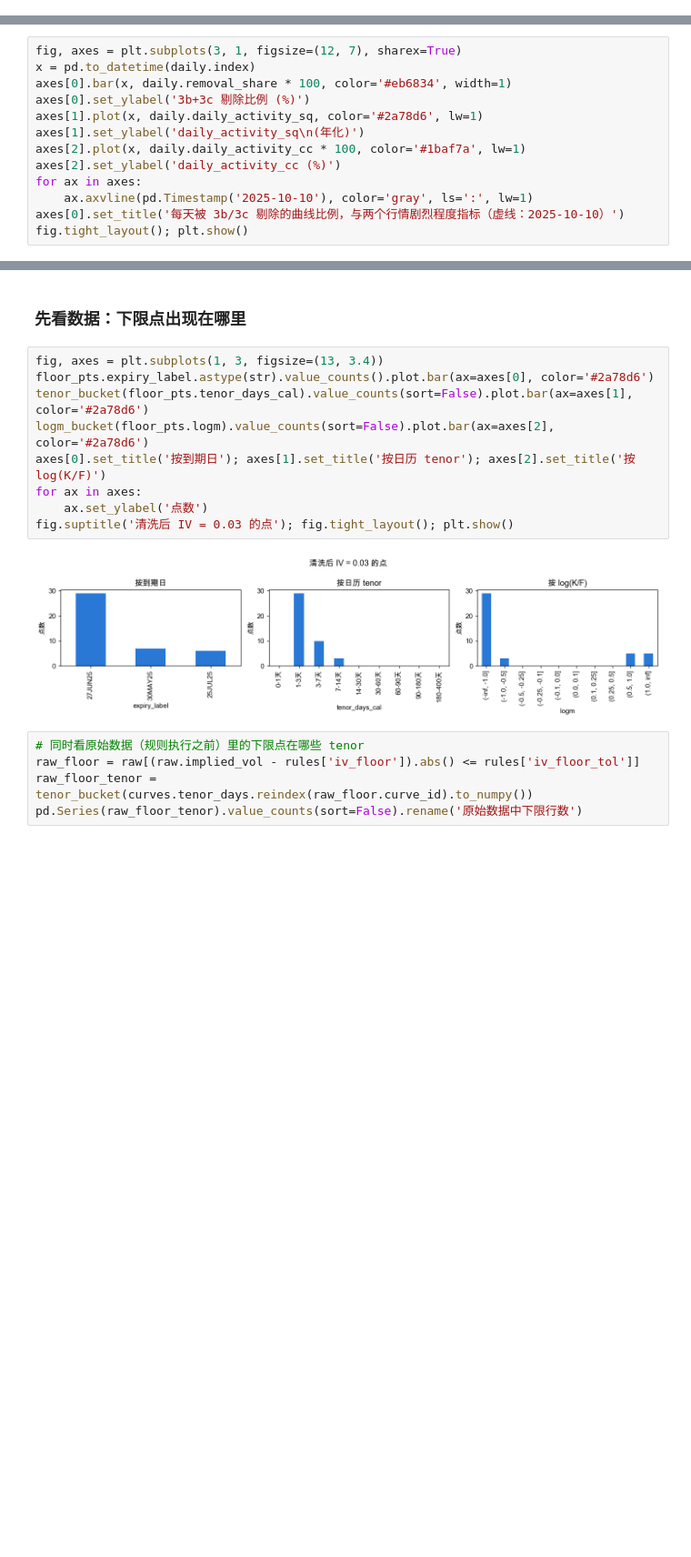
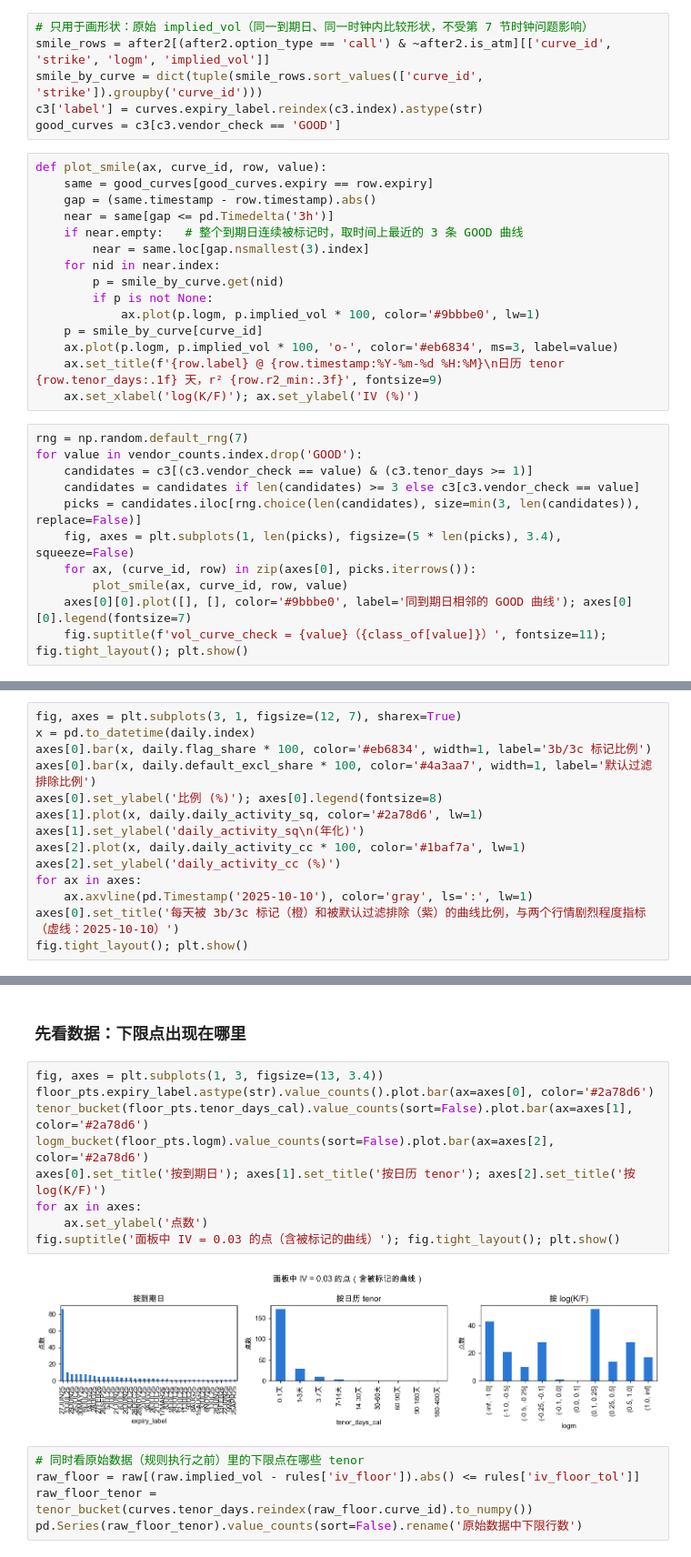
Before and after one commit to theoyuanlee/deribit_vrp, a Jupyter notebook: notebooks/01_audit_and_cleaning_explained.ipynb, the cells around one changed output, grey strips where cells are left out. Shown at 91% size. Drawn from its saved outputs; the diff is of its cells as text; blank space fills up the shorter version.

```diff
--- a/notebooks/01_audit_and_cleaning_explained.ipynb
+++ b/notebooks/01_audit_and_cleaning_explained.ipynb
@@ -671,0 +811,32 @@ print('规则 3a、3b、3c 与管道台账一致')
+# %%
+# 只用于画形状：原始 implied_vol（同一到期日、同一时钟内比较形状，不受第 7 节时钟问题影响）
+smile_rows = after2[(after2.option_type == 'call') & ~after2.is_atm][['curve_id', 'strike', 'logm', 'implied_vol']]
+smile_by_curve = dict(tuple(smile_rows.sort_values(['curve_id', 'strike']).groupby('curve_id')))
+c3['label'] = curves.expiry_label.reindex(c3.index).astype(str)
+good_curves = c3[c3.vendor_check == 'GOOD']
+# %%
+def plot_smile(ax, curve_id, row, value):
+    same = good_curves[good_curves.expiry == row.expiry]
+    gap = (same.timestamp - row.timestamp).abs()
+    near = same[gap <= pd.Timedelta('3h')]
+    if near.empty:   # 整个到期日连续被标记时，取时间上最近的 3 条 GOOD 曲线
+        near = same.loc[gap.nsmallest(3).index]
+    for nid in near.index:
+        p = smile_by_curve.get(nid)
+        if p is not None:
+            ax.plot(p.logm, p.implied_vol * 100, color='#9bbbe0', lw=1)
+    p = smile_by_curve[curve_id]
+    ax.plot(p.logm, p.implied_vol * 100, 'o-', color='#eb6834', ms=3, label=value)
+    ax.set_title(f'{row.label} @ {row.timestamp:%Y-%m-%d %H:%M}\n日历 tenor {row.tenor_days:.1f} 天，r² {row.r2_min:.3f}', fontsize=9)
+    ax.set_xlabel('log(K/F)'); ax.set_ylabel('IV (%)')
+# %%
+rng = np.random.default_rng(7)
+for value in vendor_counts.index.drop('GOOD'):
+    candidates = c3[(c3.vendor_check == value) & (c3.tenor_days >= 1)]
+    candidates = candidates if len(candidates) >= 3 else c3[c3.vendor_check == value]
+    picks = candidates.iloc[rng.choice(len(candidates), size=min(3, len(candidates)), replace=False)]
+    fig, axes = plt.subplots(1, len(picks), figsize=(5 * len(picks), 3.4), squeeze=False)
+    for ax, (curve_id, row) in zip(axes[0], picks.iterrows()):
+        plot_smile(ax, curve_id, row, value)
+    axes[0][0].plot([], [], color='#9bbbe0', label='同到期日相邻的 GOOD 曲线'); axes[0][0].legend(fontsize=7)
+    fig.suptitle(f'vol_curve_check = {value}（{class_of[value]}）', fontsize=11); fig.tight_layout(); plt.show()
@@ -707,14 +893,15 @@ print(f'参与比较的天数：{len(daily)}；剔除比例：均值 {daily.remo
 # %%
 fig, axes = plt.subplots(3, 1, figsize=(12, 7), sharex=True)
 x = pd.to_datetime(daily.index)
-axes[0].bar(x, daily.removal_share * 100, color='#eb6834', width=1)
-axes[0].set_ylabel('3b+3c 剔除比例 (%)')
+axes[0].bar(x, daily.flag_share * 100, color='#eb6834', width=1, label='3b/3c 标记比例')
+axes[0].bar(x, daily.default_excl_share * 100, color='#4a3aa7', width=1, label='默认过滤排除比例')
+axes[0].set_ylabel('比例 (%)'); axes[0].legend(fontsize=8)
 axes[1].plot(x, daily.daily_activity_sq, color='#2a78d6', lw=1)
 axes[1].set_ylabel('daily_activity_sq\n(年化)')
 axes[2].plot(x, daily.daily_activity_cc * 100, color='#1baf7a', lw=1)
 axes[2].set_ylabel('daily_activity_cc (%)')
 for ax in axes:
     ax.axvline(pd.Timestamp('2025-10-10'), color='gray', ls=':', lw=1)
-axes[0].set_title('每天被 3b/3c 剔除的曲线比例，与两个行情剧烈程度指标（虚线：2025-10-10）')
+axes[0].set_title('每天被 3b/3c 标记（橙）和被默认过滤排除（紫）的曲线比例，与两个行情剧烈程度指标（虚线：2025-10-10）')
 fig.tight_layout(); plt.show()
 # %% [output]
@@ -860,14 +1054,14 @@ print(f'清洗后的点：{len(pts):,}；IV 下限点：{len(floor_pts)}，涉
 # %%
 fig, axes = plt.subplots(1, 3, figsize=(13, 3.4))
 floor_pts.expiry_label.astype(str).value_counts().plot.bar(ax=axes[0], color='#2a78d6')
 tenor_bucket(floor_pts.tenor_days_cal).value_counts(sort=False).plot.bar(ax=axes[1], color='#2a78d6')
 logm_bucket(floor_pts.logm).value_counts(sort=False).plot.bar(ax=axes[2], color='#2a78d6')
 axes[0].set_title('按到期日'); axes[1].set_title('按日历 tenor'); axes[2].set_title('按 log(K/F)')
 for ax in axes:
     ax.set_ylabel('点数')
-fig.suptitle('清洗后 IV = 0.03 的点'); fig.tight_layout(); plt.show()
+fig.suptitle('面板中 IV = 0.03 的点（含被标记的曲线）'); fig.tight_layout(); plt.show()
 # %% [output]
-[figure, old version]
+[figure, new version]
 # %%
 # 同时看原始数据（规则执行之前）里的下限点在哪些 tenor
 raw_floor = raw[(raw.implied_vol - rules['iv_floor']).abs() <= rules['iv_floor_tol']]
```
Also changed, not shown: parts of 90 cells of this notebook.
